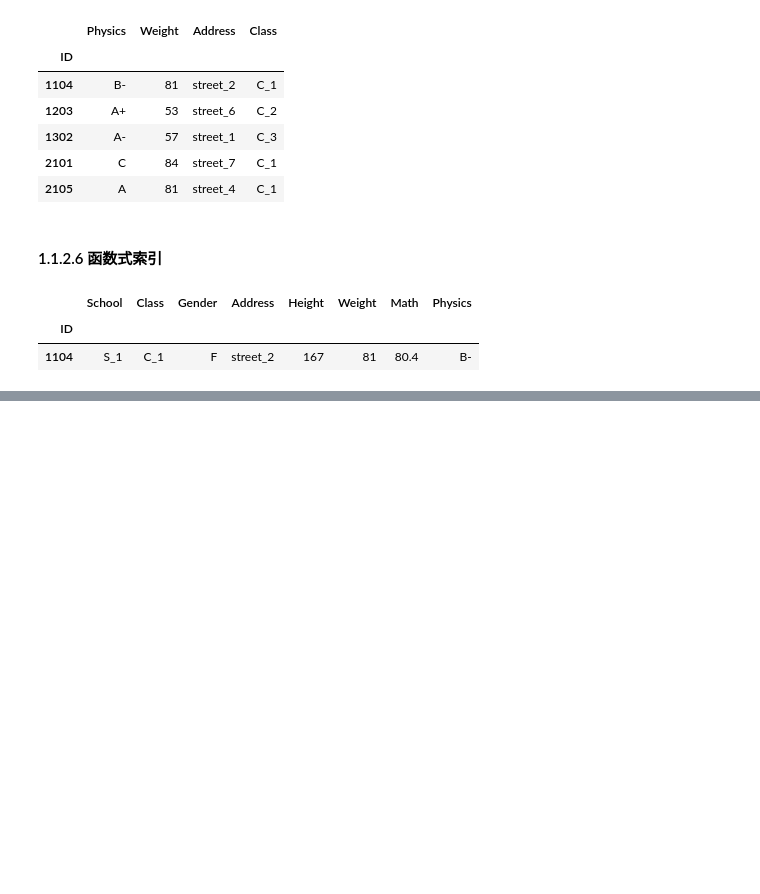
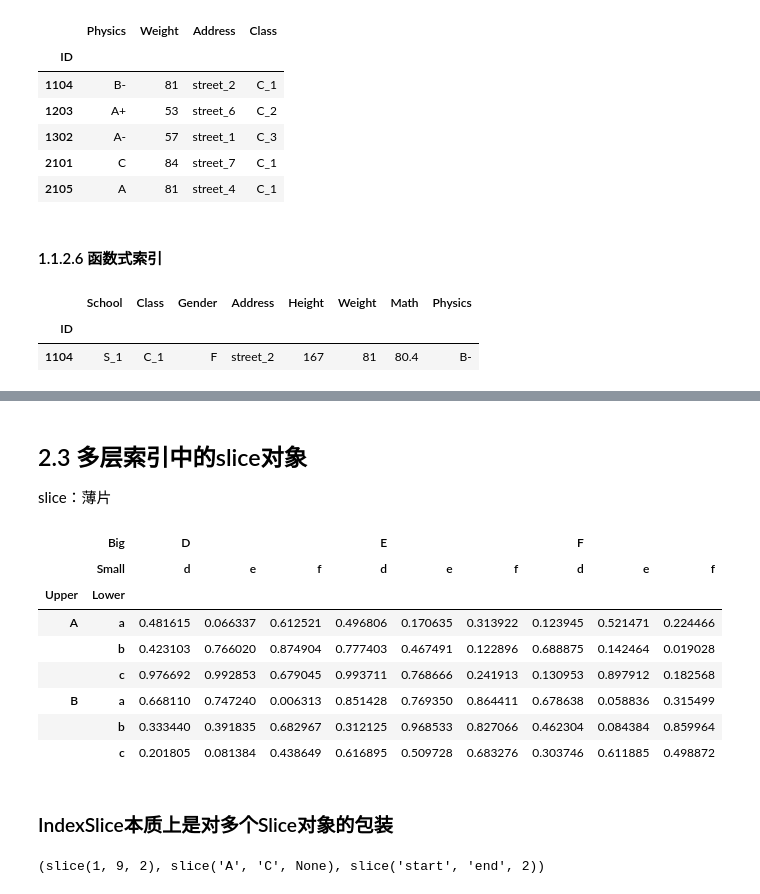
Before and after one commit to NorthblueM/Learning, a Jupyter notebook: Datawhale-Pandas/chapter2-索引.ipynb, the cells around one changed output, grey strips where cells are left out. Saved outputs shown, nothing was run; the diff lists cells and outputs as text; code cells hidden in the pictures; blank space fills up the shorter version.

```diff
--- a/Datawhale-Pandas/chapter2-索引.ipynb
+++ b/Datawhale-Pandas/chapter2-索引.ipynb
@@ -233,0 +739,20 @@ df.iloc[lambda x:[3]].head()
+# %% [markdown]
+## 2.3 多层索引中的slice对象
+slice：薄片
+# %%
+L1,L2 = ['A','B'],['a','b','c']
+mul_index1 = pd.MultiIndex.from_product([L1,L2],names=('Upper', 'Lower'))
+L3,L4 = ['D','E','F'],['d','e','f']
+mul_index2 = pd.MultiIndex.from_product([L3,L4],names=('Big', 'Small'))
+df_s = pd.DataFrame(np.random.rand(6,9),index=mul_index1,columns=mul_index2)
+df_s
+# %% [output]
+|  | Big | D |  |  | E |  |  | F |  |  |
+|  | Small | d | e | f | d | e | f | d | e | f |
+| Upper | Lower |  |  |  |  |  |  |  |  |  |
+| A | a | 0.481615 | 0.066337 | 0.612521 | 0.496806 | 0.170635 | 0.313922 | 0.123945 | 0.521471 | 0.224466 |
+|  | b | 0.423103 | 0.766020 | 0.874904 | 0.777403 | 0.467491 | 0.122896 | 0.688875 | 0.142464 | 0.019028 |
+|  | c | 0.976692 | 0.992853 | 0.679045 | 0.993711 | 0.768666 | 0.241913 | 0.130953 | 0.897912 | 0.182568 |
+| B | a | 0.668110 | 0.747240 | 0.006313 | 0.851428 | 0.769350 | 0.864411 | 0.678638 | 0.058836 | 0.315499 |
+|  | b | 0.333440 | 0.391835 | 0.682967 | 0.312125 | 0.968533 | 0.827066 | 0.462304 | 0.084384 | 0.859964 |
+|  | c | 0.201805 | 0.081384 | 0.438649 | 0.616895 | 0.509728 | 0.683276 | 0.303746 | 0.611885 | 0.498872 |
@@ -233,0 +761,6 @@ df.iloc[lambda x:[3]].head()
+# %% [markdown]
+### IndexSlice本质上是对多个Slice对象的包装
+# %%
+idx[1:9:2,'A':'C','start':'end':2]
+# %% [output]
+(slice(1, 9, 2), slice('A', 'C', None), slice('start', 'end', 2))
```
Also changed, not shown: parts of 149 cells of this notebook, 2 other files.
